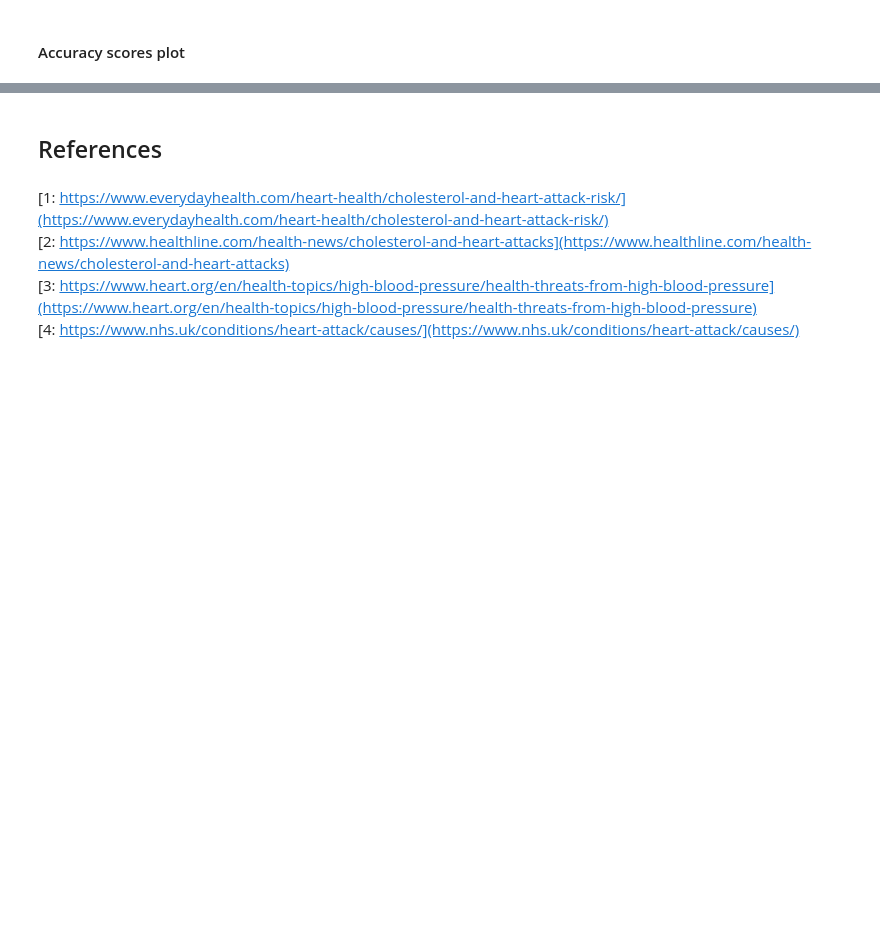
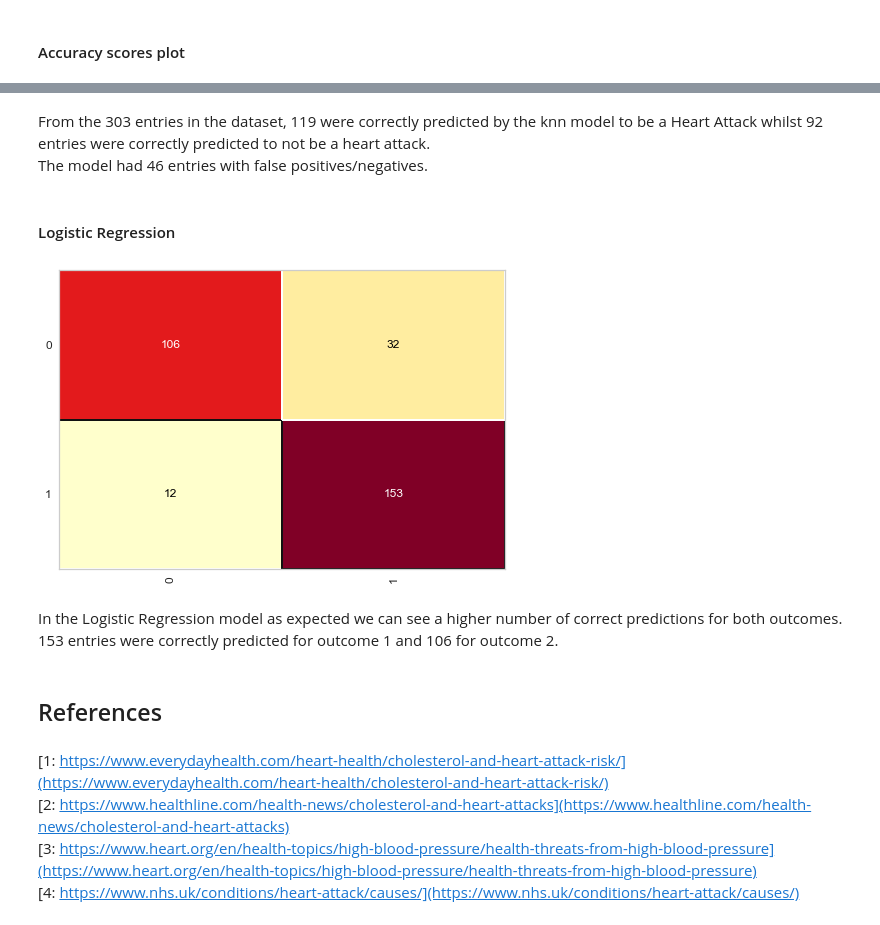
Before and after one commit to viswambaran/DataDrivenAnalytics, a Jupyter notebook: HeartAttackPredictor/HeartAttackPredictionModel.ipynb, the cells around one changed output, grey strips where cells are left out. Saved outputs shown, nothing was run; the diff lists cells and outputs as text; code cells hidden in the pictures; blank space fills up the shorter version.

```diff
--- a/HeartAttackPredictor/HeartAttackPredictionModel.ipynb
+++ b/HeartAttackPredictor/HeartAttackPredictionModel.ipynb
@@ -480,3 +524,16 @@ Based on the chart above it is easy to see that the more neighbours we choose fo
+# %% [markdown]
+From the 303 entries in the dataset, 119 were correctly predicted by the knn model to be a Heart Attack whilst 92 entries were correctly predicted to not be a heart attack.
+The model had 46 entries with false positives/negatives.
+# %% [markdown]
+#### Logistic Regression
+# %%
+cm_logreg = ConfusionMatrix(logreg)
+cm_logreg.fit(X, y)
+cm_logreg.score(X, y);
+# %% [output]
+[figure, added]
+# %% [markdown]
+In the Logistic Regression model as expected we can see a higher number of correct predictions for both outcomes. 153 entries were correctly predicted for outcome 1 and 106 for outcome 2.
 # %% [markdown]
 ## References
 # %% [markdown]
```
Also changed, not shown: parts of 12 cells of this notebook.
